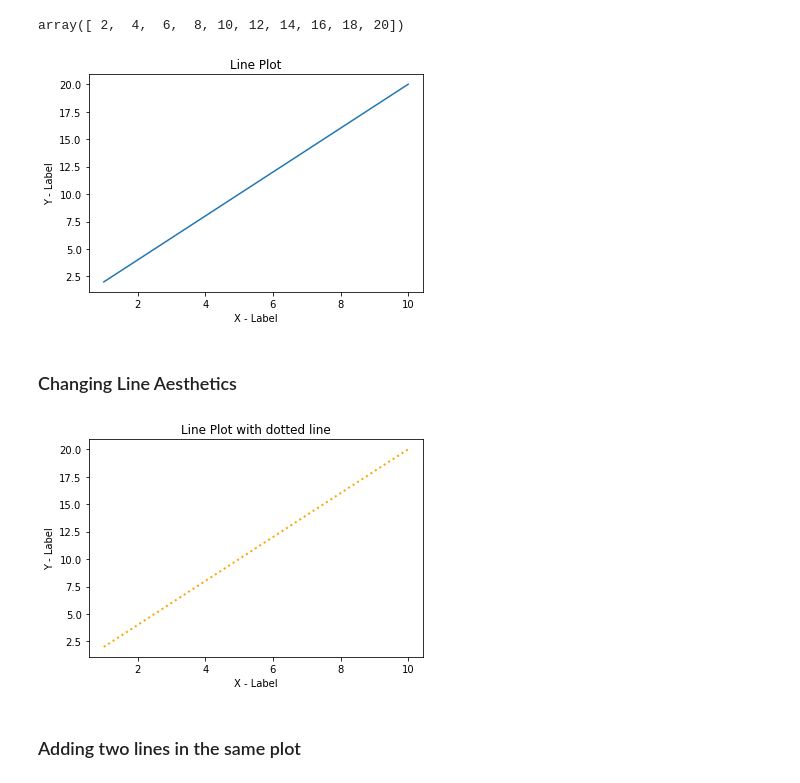
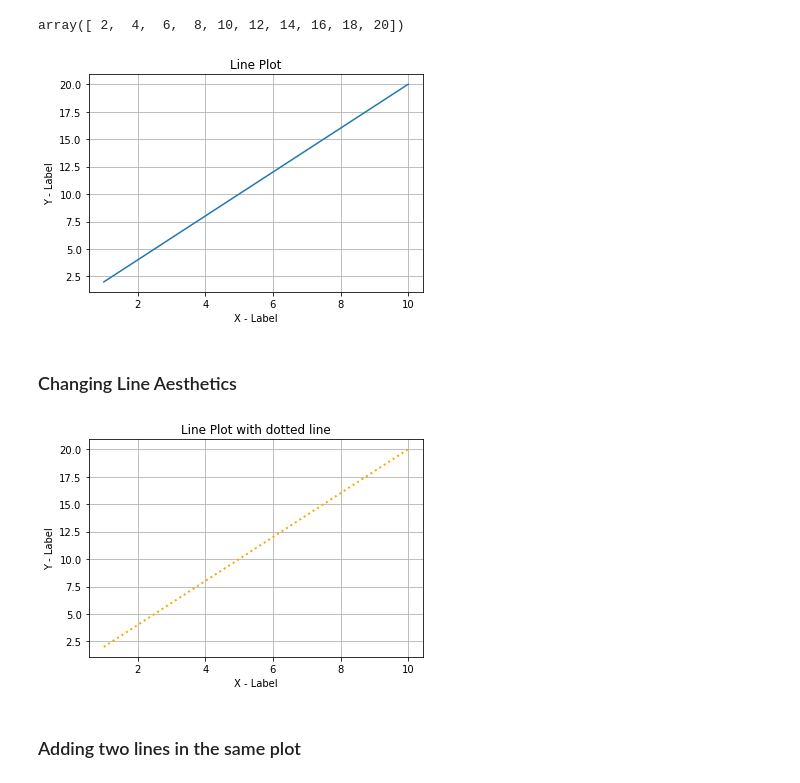
Before and after one commit to World-of-ML-AI/Data-Analysis-Tools, a Jupyter notebook: Matplotlib/Matplotlib Tutorial.ipynb, the cells around one changed output. Saved outputs shown, nothing was run; the diff lists cells and outputs as text; code cells hidden in the pictures.

```diff
--- a/Matplotlib/Matplotlib Tutorial.ipynb
+++ b/Matplotlib/Matplotlib Tutorial.ipynb
@@ -27,19 +27,21 @@ plt.plot(x, y)
 plt.title("Line Plot")
 plt.xlabel("X - Label")
 plt.ylabel("Y - Label")
+plt.grid(True)
 plt.show()
 # %% [output]
-[figure, old version]
+[figure, new version]
 # %% [markdown]
 ### Changing Line Aesthetics
 # %%
 plt.plot(x, y, color = 'orange', linestyle = ':', linewidth = 2)
 plt.title("Line Plot with dotted line")
 plt.xlabel("X - Label")
 plt.ylabel("Y - Label")
+plt.grid(True)
 plt.show()
 # %% [output]
-[figure, old version]
+[figure, new version]
 # %% [markdown]
 ### Adding two lines in the same plot
 # %%
```
Also changed, not shown: parts of 5 cells of this notebook.
